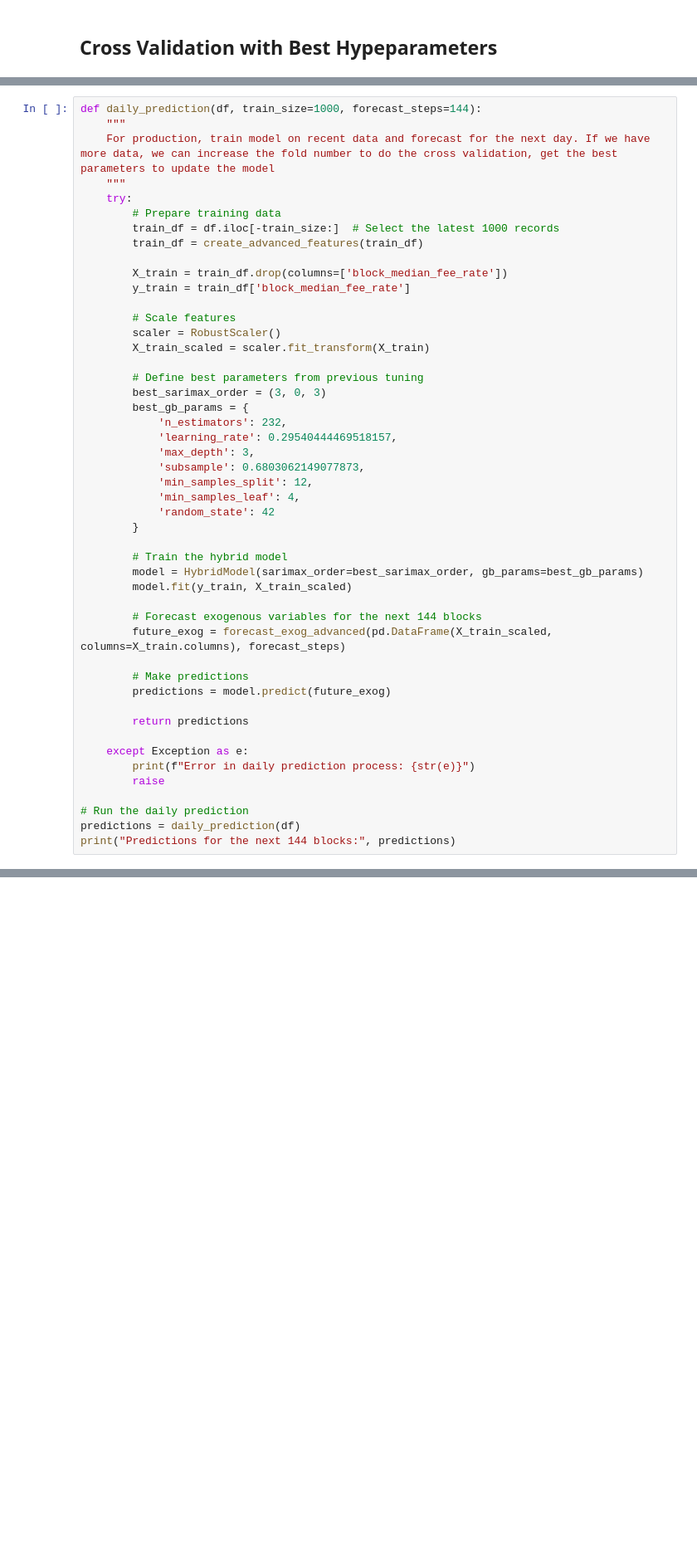
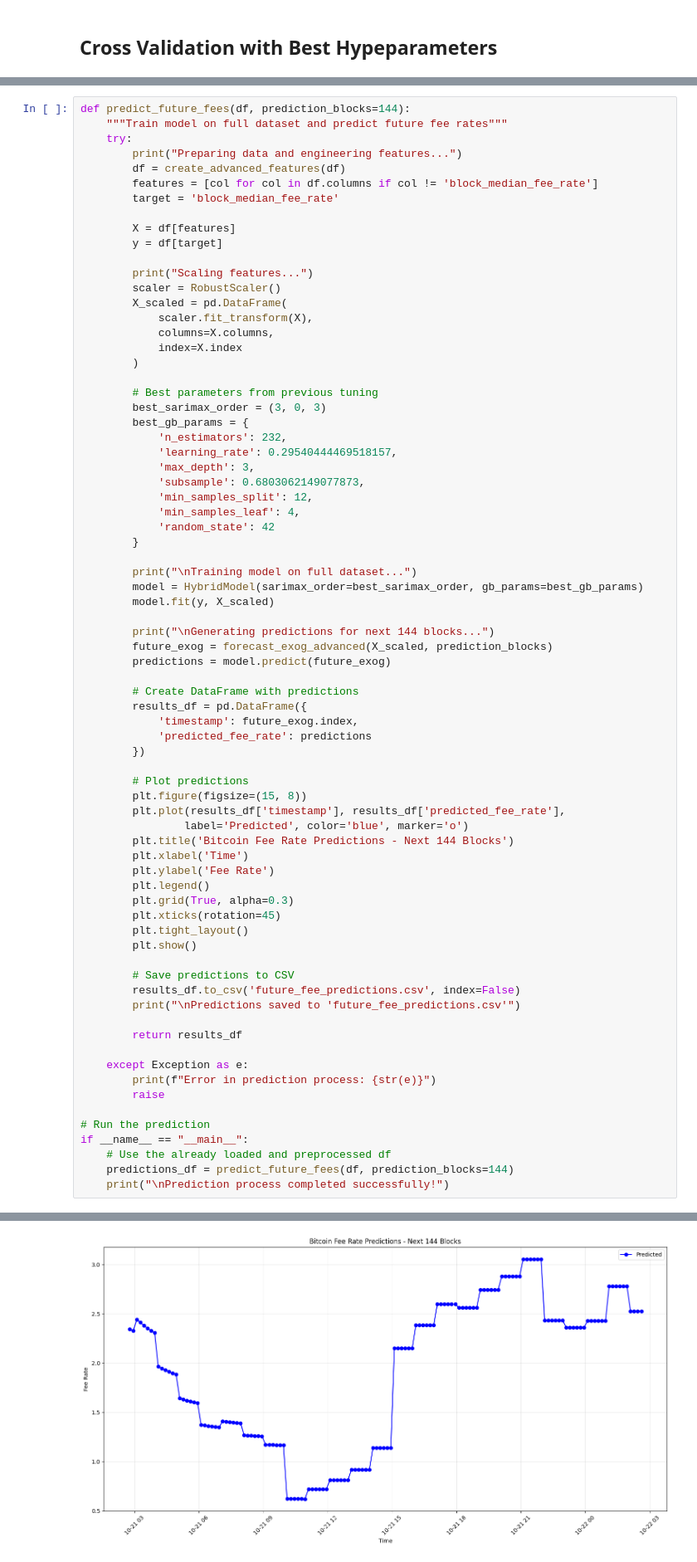
Before and after one commit to majiangqin/bitcoin, a Jupyter notebook: hybrid model.ipynb, the cells around one changed output, grey strips where cells are left out. Shown at 83% size. Saved outputs shown, nothing was run; the diff lists cells and outputs as text; blank space fills up the shorter version.

```diff
--- a/hybrid model.ipynb
+++ b/hybrid model.ipynb
@@ -1669,23 +1282,26 @@ def predict_new_data(new_data):
     future_exog = forecast_exog_advanced(historical_X, 144)
     predictions = model.predict(future_exog)
 # %%
-def daily_prediction(df, train_size=1000, forecast_steps=144):
-    """
-    For production, train model on recent data and forecast for the next day. If we have more data, we can increase the fold number to do the cross validation, get the best parameters to update the model
-    """
+def predict_future_fees(df, prediction_blocks=144):
+    """Train model on full dataset and predict future fee rates"""
     try:
-        # Prepare training data
-        train_df = df.iloc[-train_size:]  # Select the latest 1000 records
-        train_df = create_advanced_features(train_df)
+        print("Preparing data and engineering features...")
+        df = create_advanced_features(df)
+        features = [col for col in df.columns if col != 'block_median_fee_rate']
+        target = 'block_median_fee_rate'
 
-        X_train = train_df.drop(columns=['block_median_fee_rate'])
-        y_train = train_df['block_median_fee_rate']
+        X = df[features]
+        y = df[target]
 
-        # Scale features
+        print("Scaling features...")
         scaler = RobustScaler()
-        X_train_scaled = scaler.fit_transform(X_train)
+        X_scaled = pd.DataFrame(
+            scaler.fit_transform(X),
+            columns=X.columns,
+            index=X.index
+        )
 
-        # Define best parameters from previous tuning
+        # Best parameters from previous tuning
         best_sarimax_order = (3, 0, 3)
         best_gb_params = {
             'n_estimators': 232,
@@ -1697,22 +1313,46 @@ def daily_prediction(df, train_size=1000, forecast_steps=144):
             'random_state': 42
         }
 
-        # Train the hybrid model
+        print("\nTraining model on full dataset...")
         model = HybridModel(sarimax_order=best_sarimax_order, gb_params=best_gb_params)
-        model.fit(y_train, X_train_scaled)
+        model.fit(y, X_scaled)
 
-        # Forecast exogenous variables for the next 144 blocks
-        future_exog = forecast_exog_advanced(pd.DataFrame(X_train_scaled, columns=X_train.columns), forecast_steps)
-
-        # Make predictions
+        print("\nGenerating predictions for next 144 blocks...")
+        future_exog = forecast_exog_advanced(X_scaled, prediction_blocks)
         predictions = model.predict(future_exog)
 
-        return predictions
+        # Create DataFrame with predictions
+        results_df = pd.DataFrame({
+            'timestamp': future_exog.index,
+            'predicted_fee_rate': predictions
+        })
+
+        # Plot predictions
+        plt.figure(figsize=(15, 8))
+        plt.plot(results_df['timestamp'], results_df['predicted_fee_rate'],
+                label='Predicted', color='blue', marker='o')
+        plt.title('Bitcoin Fee Rate Predictions - Next 144 Blocks')
+        plt.xlabel('Time')
+        plt.ylabel('Fee Rate')
+        plt.legend()
+        plt.grid(True, alpha=0.3)
+        plt.xticks(rotation=45)
+        plt.tight_layout()
+        plt.show()
+
+        # Save predictions to CSV
+        results_df.to_csv('future_fee_predictions.csv', index=False)
+        print("\nPredictions saved to 'future_fee_predictions.csv'")
+
+        return results_df
 
     except Exception as e:
-        print(f"Error in daily prediction process: {str(e)}")
+        print(f"Error in prediction process: {str(e)}")
         raise
 
-# Run the daily prediction
-predictions = daily_prediction(df)
-print("Predictions for the next 144 blocks:", predictions)
+# Run the prediction
+if __name__ == "__main__":
+    # Use the already loaded and preprocessed df
+    predictions_df = predict_future_fees(df, prediction_blocks=144)
+    print("\nPrediction process completed successfully!")
+# %% [output]
@@ -1718,0 +1367 @@ print("Predictions for the next 144 blocks:", predictions)
+[figure, added]
```
Also changed, not shown: parts of 7 cells of this notebook, 4 other files.
